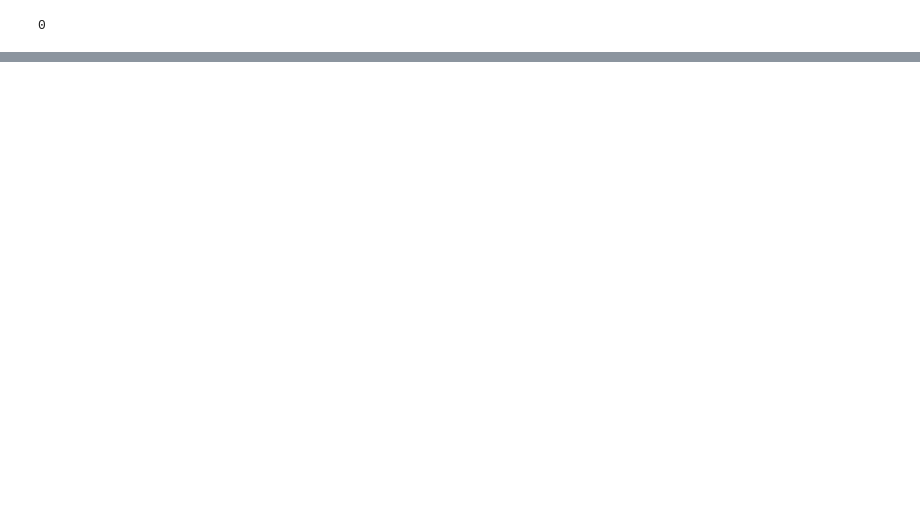
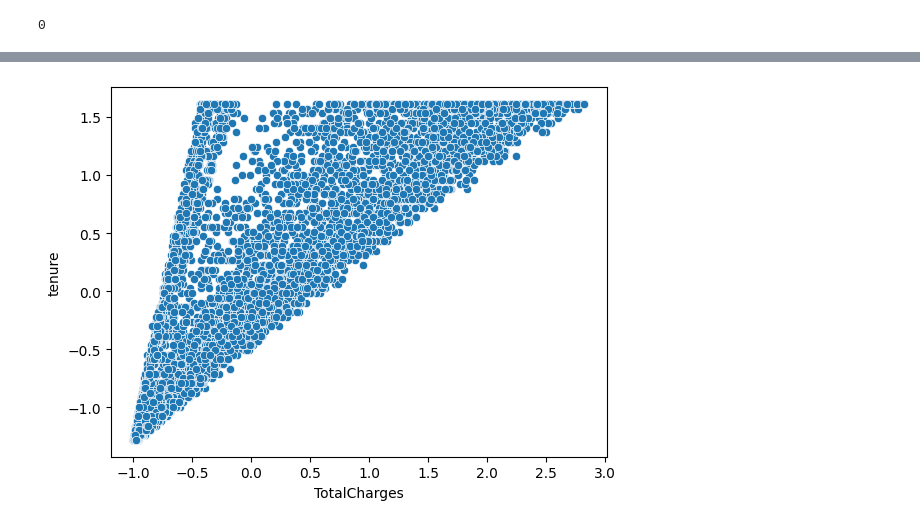
Before and after one commit to Mc5obiza/churn-front, a Jupyter notebook: notebook.ipynb, the cells around one changed output, grey strips where cells are left out. Cells and saved outputs as stored; diff of their text form; code cells hidden in the pictures; blank space fills up the shorter version.

```diff
--- a/notebook.ipynb
+++ b/notebook.ipynb
@@ -123,0 +145,5 @@ df=pd.DataFrame(df_transformed,columns=col_name,index=df.index)
+# %%
+sns.scatterplot(x='TotalCharges',y='tenure',data=df)
+plt.show()
+# %% [output]
+[figure, added]
```
Also changed, not shown: parts of 17 cells of this notebook.
